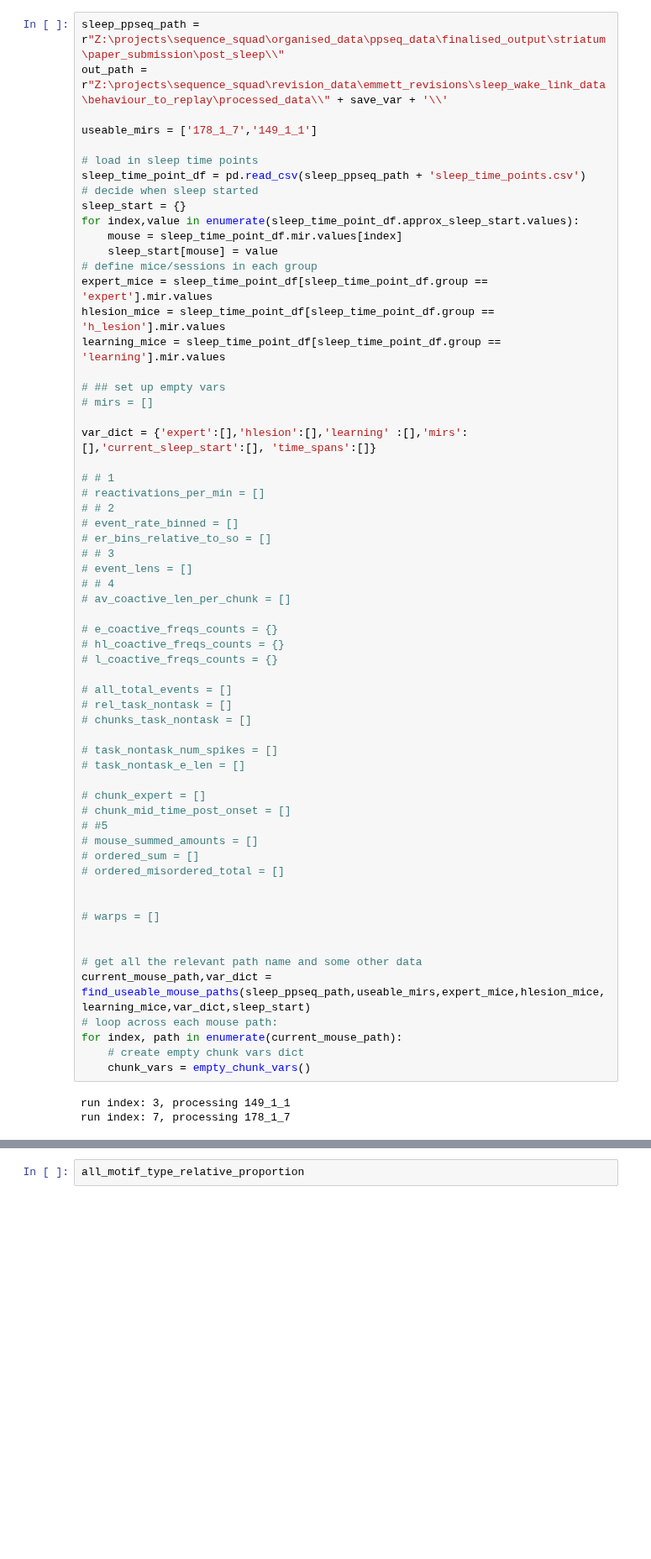
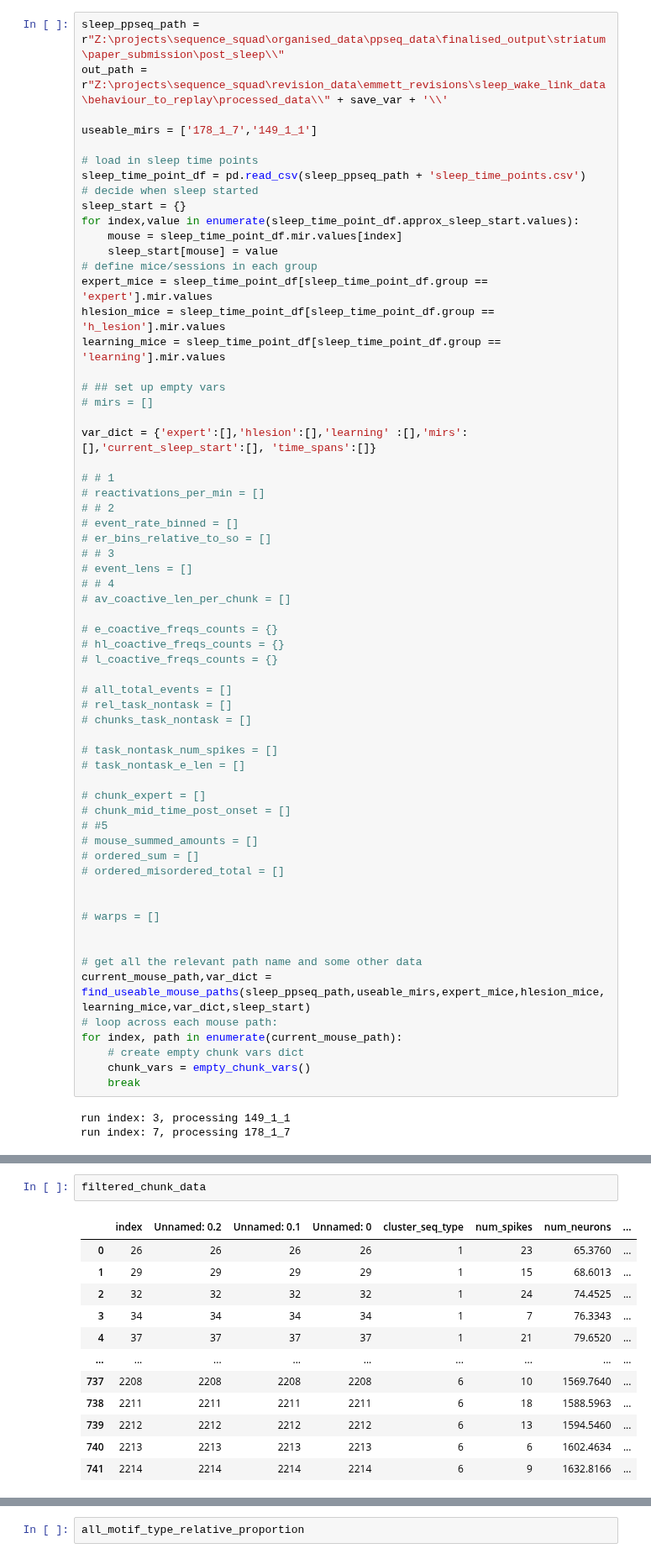
Before and after one commit to EmmettJT/sequences_analyse_PPSeq, a Jupyter notebook: revision_analysis/prioritisation_analysis/preprocess_replay_sleep_wake_link.ipynb, the cells around one changed output, grey strips where cells are left out. Shown at 84% size. Saved outputs shown, nothing was run; the diff lists cells and outputs as text; blank space fills up the shorter version.

```diff
--- a/revision_analysis/prioritisation_analysis/preprocess_replay_sleep_wake_link.ipynb
+++ b/revision_analysis/prioritisation_analysis/preprocess_replay_sleep_wake_link.ipynb
@@ -264,6 +267,7 @@ current_mouse_path,var_dict = find_useable_mouse_paths(sleep_ppseq_path,useable_
 for index, path in enumerate(current_mouse_path):
     # create empty chunk vars dict
     chunk_vars = empty_chunk_vars()
+    break
 # %% [output]
 run index: 3, processing 149_1_1
 run index: 7, processing 178_1_7
@@ -328,0 +373,15 @@ chunk_vars['chunk_motif_type_relative_proportion'] = all_motif_type_relative_pro
+# %%
+filtered_chunk_data
+# %% [output]
+|  | index | Unnamed: 0.2 | Unnamed: 0.1 | Unnamed: 0 | cluster_seq_type | num_spikes | num_neurons | ... |
+| 0 | 26 | 26 | 26 | 26 | 1 | 23 | 65.3760 | ... |
+| 1 | 29 | 29 | 29 | 29 | 1 | 15 | 68.6013 | ... |
+| 2 | 32 | 32 | 32 | 32 | 1 | 24 | 74.4525 | ... |
+| 3 | 34 | 34 | 34 | 34 | 1 | 7 | 76.3343 | ... |
+| 4 | 37 | 37 | 37 | 37 | 1 | 21 | 79.6520 | ... |
+| ... | ... | ... | ... | ... | ... | ... | ... | ... |
+| 737 | 2208 | 2208 | 2208 | 2208 | 6 | 10 | 1569.7640 | ... |
+| 738 | 2211 | 2211 | 2211 | 2211 | 6 | 18 | 1588.5963 | ... |
+| 739 | 2212 | 2212 | 2212 | 2212 | 6 | 13 | 1594.5460 | ... |
+| 740 | 2213 | 2213 | 2213 | 2213 | 6 | 6 | 1602.4634 | ... |
+| 741 | 2214 | 2214 | 2214 | 2214 | 6 | 9 | 1632.8166 | ... |
```
Also changed, not shown: parts of 14 cells of this notebook, 1 other file.
